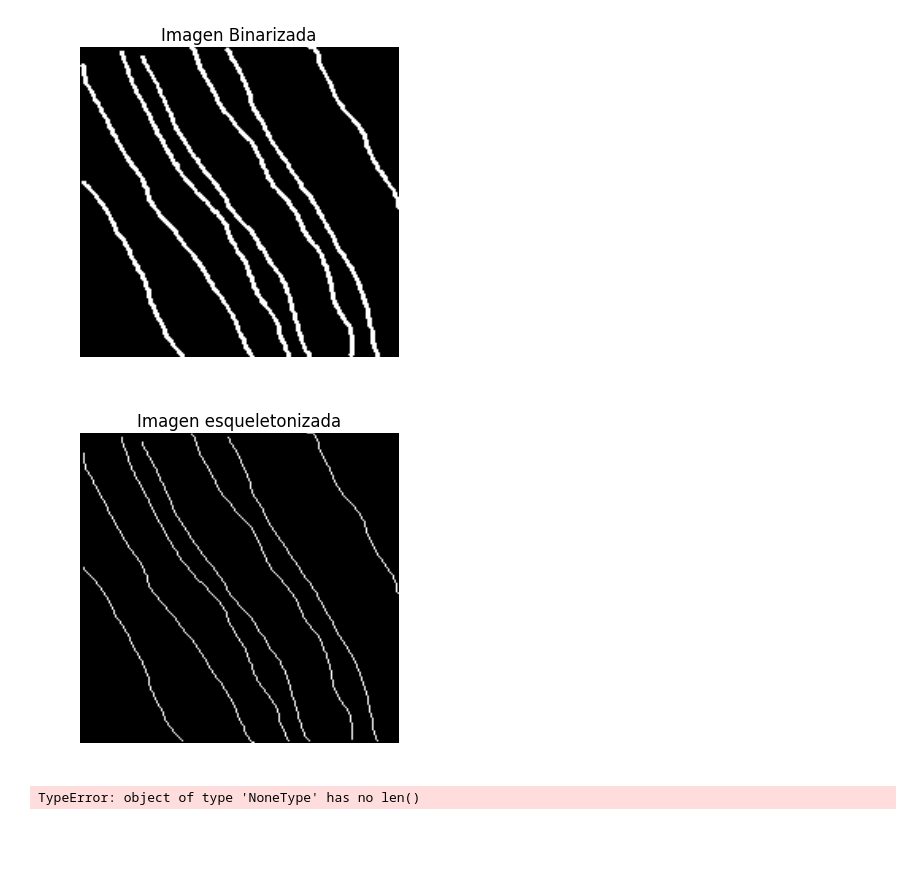
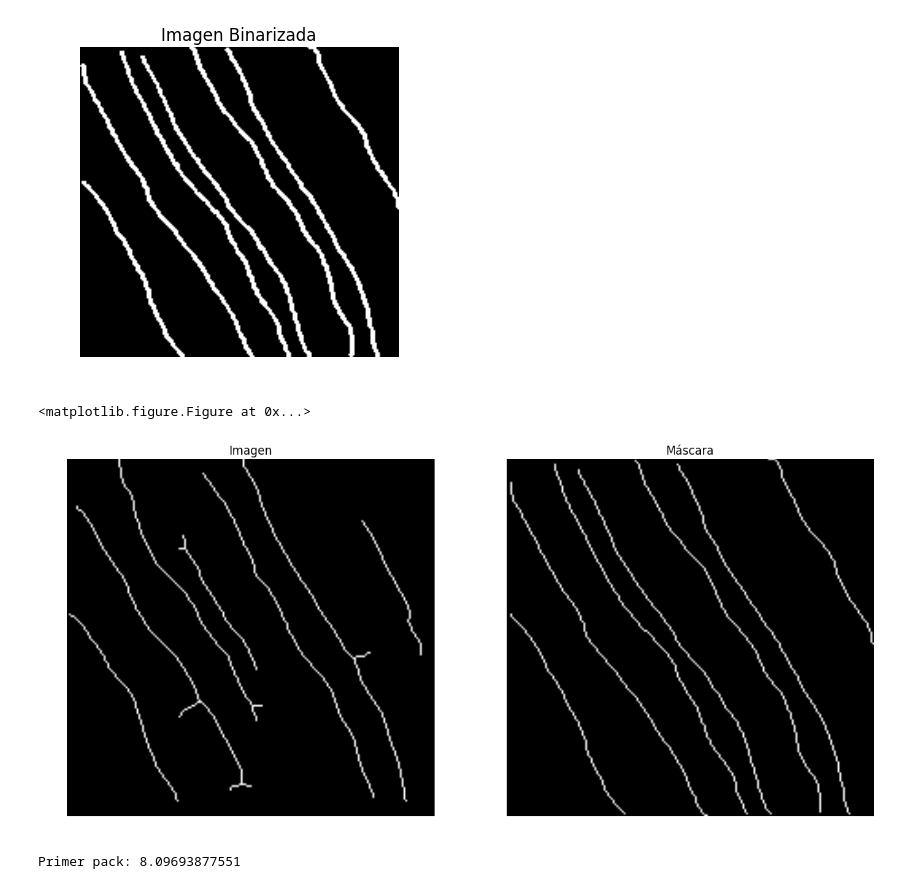
Before and after one commit to amtBurgos/Perikymata2017, a Jupyter notebook: prototypes/Evaluar solución.ipynb, the cells around one changed output. Saved outputs shown, nothing was run; the diff lists cells and outputs as text; code cells hidden in the pictures; blank space fills up the shorter version.

```diff
--- a/prototypes/Evaluar solución.ipynb
+++ b/prototypes/Evaluar solución.ipynb
@@ -151,12 +113,6 @@ interact(aplicarUmbral, img=fixed(mskRojo), TipoUmbral=('Li', 'Isodata', 'Otsu',
 Threshold: 18.138703652
 [figure]
 # %%
-#Skeletonizar imagen
+#Skeletonizar mascara
 binMask = mskRojo<fil.threshold_li(mskRojo);
 skelMask = skeletonize(binMask);
-plt.figure();
-plt.axis('off')
-plt.title('Imagen esqueletonizada');
-plt.imshow(skelMask, cmap='gray');
-# %% [output]
-[figure, removed]
@@ -172,0 +119,30 @@ def tratamientoImagen(img):
+# %%
+#Binarizar imagen de muestra y esqueletonizarla
+from skimage.color import rgb2grey
+from skimage import exposure
+from skimage.restoration import denoise_tv_chambolle
+
+from _frangi import frangi, hessian
+from skimage.filters import threshold_li
+from skimage import morphology
+from skimage.morphology import skeletonize
+
+def tratamientoImagen(img):
+    """
+    Esta función sirve para preparar la imagen que vamos a comparar con la máscara
+    Aplica una serie de filtros a una imagen, la binariza y la esqueletoniza.
+    @param img: imagen de muestra a comparar con la máscara.
+    @return no_smallF: imagen esqueletonizada sin objetos pequeños.
+    """
+    img = rgb2grey(img)
+    imgAdapted = exposure.equalize_adapthist(img, clip_limit=0.91,nbins =100)
+    imgAdaptedDenoise = denoise_tv_chambolle(imgAdapted, weight=0.1)
+
+    frangiImg = frangi(imgAdaptedDenoise)
+    threshF = threshold_li(frangiImg)
+    thresholdedF = frangiImg >= threshF
+    skF=skeletonize(thresholdedF)
+    #Probamos con 70
+    no_smallF = morphology.remove_small_objects(skF, min_size=70,connectivity =100)
+
+    return no_smallF
@@ -173,3 +160,19 @@ def tratamientoImagen(img):
+# %%
+#Imagen esqueletonizada
+skelImg = tratamientoImagen(img);
+plt.figure();
+f, axes = plt.subplots(1,2,figsize=(15, 15));
+for axe in axes:
+    axe.axis('off');
+
+axes[0].set_title("Imagen");
+axes[1].set_title("Máscara");
+
+axes[0].imshow(skelImg, cmap='gray');
+axes[1].imshow(skelMask, cmap='gray');
+# %% [output]
+<matplotlib.figure.Figure at 0x...>
+[figure, added]
 # %%
 #Evaluar distancia
 # from wiki. Pone str pero funciona con listas tb
@@ -184,9 +191,3 @@ def distance(str1, str2):
         for j in range(1, len(str2)+1):
             d[i][j] = min(d[i][j-1]+1, d[i-1][j]+1, d[i-1][j-1]+(not str1[i-1] == str2[j-1]))
     return d[len(str1)][len(str2)]
-# %%
-skelImg = tratamientoImagen(img);
-
-distance(skelMask, skelImg)
-# %% [output]
-TypeError: object of type 'NoneType' has no len()
@@ -192,0 +206,12 @@ TypeError: object of type 'NoneType' has no len()
+# %%
+# Probar? https://gist.github.com/attilaolah/1940208#file-imgcmp-py
+# Probar? http://mlpy.sourceforge.net/  mlpy.dtw_std(x,y) puede hacer Dynamic Time Wrapping
+skelMask = skelMask.astype(int)
+skelImg = skelImg.astype(int)
+
+differences= getDifferences(skelImg, skelMask)
+
+# Utilizamos la media para saber cuales son las diferencias respecto a la máscara
+print('Primer pack:', np.mean(differences))
+# %% [output]
+Primer pack: 8.09693877551
```
Also changed, not shown: parts of 14 cells of this notebook, 1 other file.
